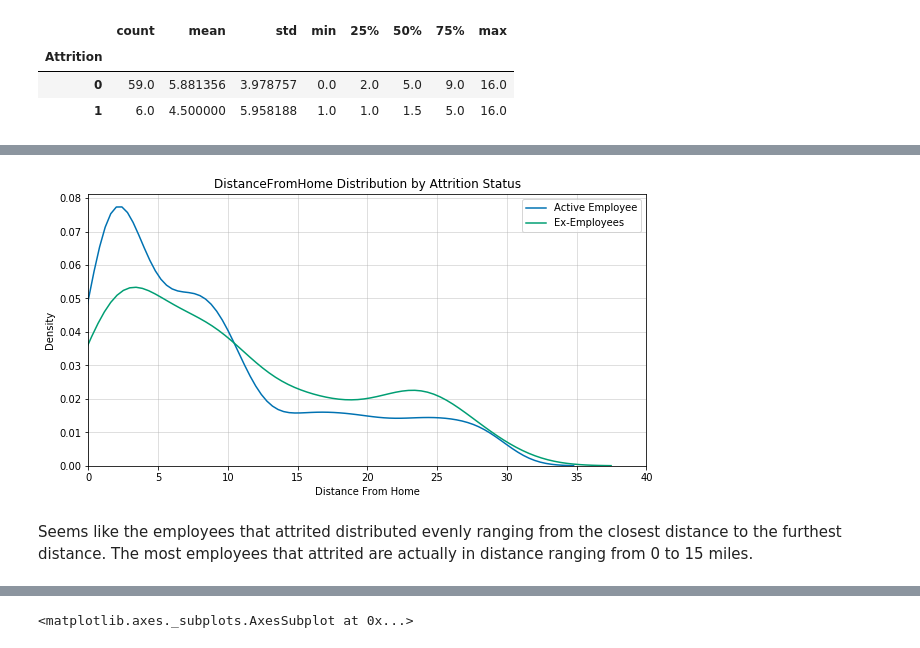
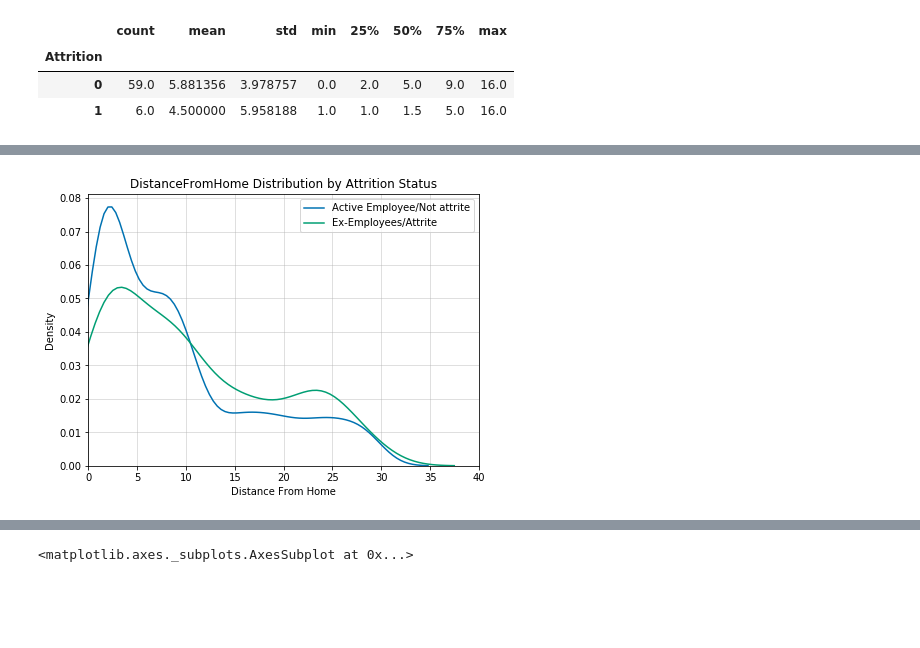
Before and after one commit to harashtaht/EmployeeAttritionIBM, a Jupyter notebook: Final_EmployeeAttrition.ipynb, the cells around one changed output, grey strips where cells are left out. Cells and saved outputs as stored; diff of their text form; code cells hidden in the pictures; blank space fills up the shorter version.

```diff
--- a/Final_EmployeeAttrition.ipynb
+++ b/Final_EmployeeAttrition.ipynb
@@ -817,15 +827,12 @@ __Distance From Home__
 # %%
-plt.figure(figsize=(10,5))
+plt.figure(figsize=(7,5))
 plt.style.use('seaborn-colorblind')
 plt.grid(True, alpha=0.5)
-sns.kdeplot(df[df['Attrition'] == 0]['DistanceFromHome'], label = 'Active Employee')
-sns.kdeplot(df[df['Attrition'] == 1]['DistanceFromHome'], label = 'Ex-Employees')
+sns.kdeplot(df[df['Attrition'] == 0]['DistanceFromHome'], label = 'Active Employee/Not attrite')
+sns.kdeplot(df[df['Attrition'] == 1]['DistanceFromHome'], label = 'Ex-Employees/Attrite')
 plt.xlim(left=0, right=40)
 plt.xlabel('Distance From Home')
 plt.ylabel('Density')
 plt.title('DistanceFromHome Distribution by Attrition Status');
 # %% [output]
-[figure, old version]
+[figure, new version]
-# %% [markdown]
-Seems like the employees that attrited distributed evenly ranging from the closest distance to the furthest distance.
-The most employees that attrited are actually in distance ranging from 0 to 15 miles.
```
Also changed, not shown: parts of 48 cells of this notebook.
